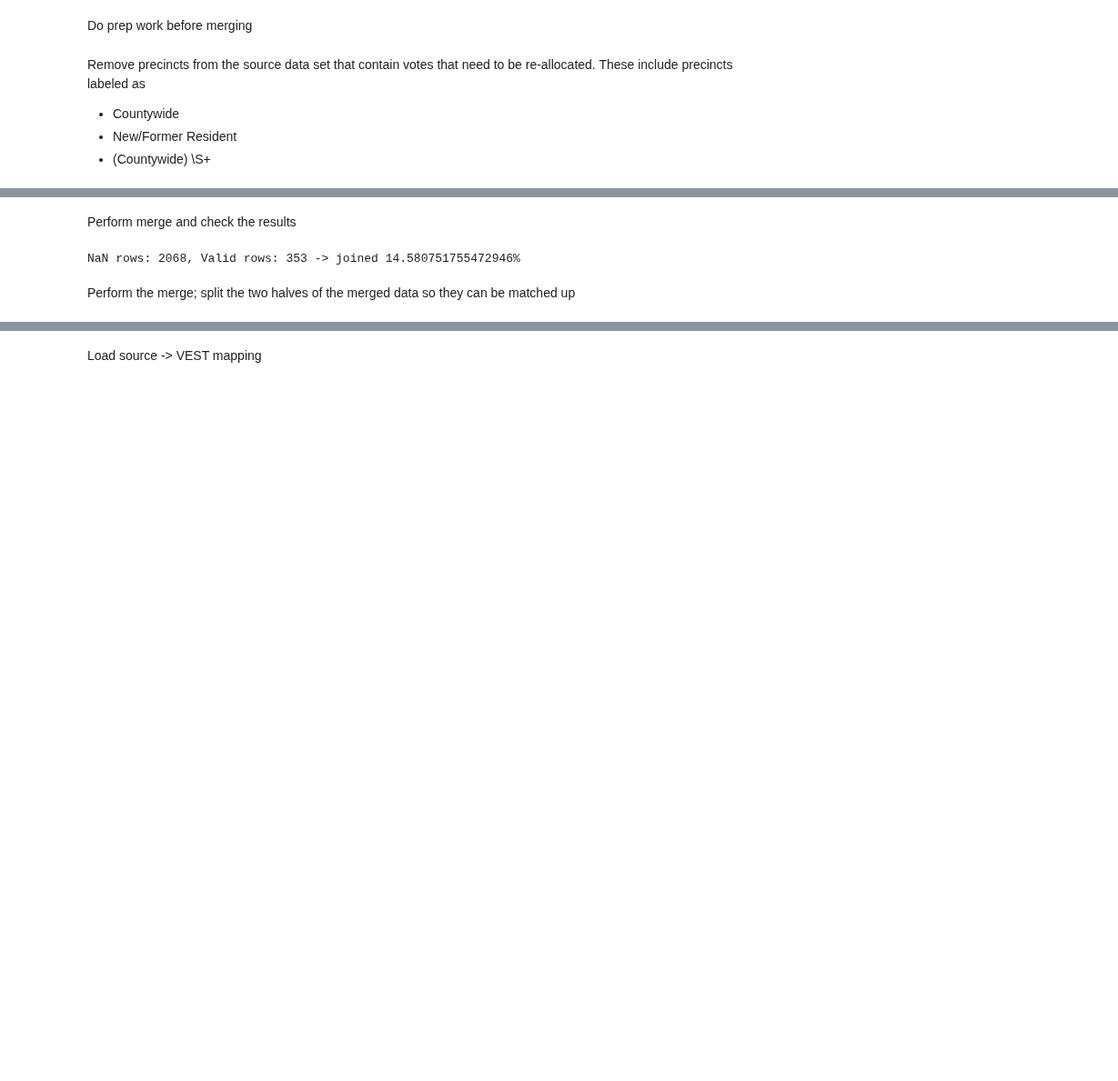
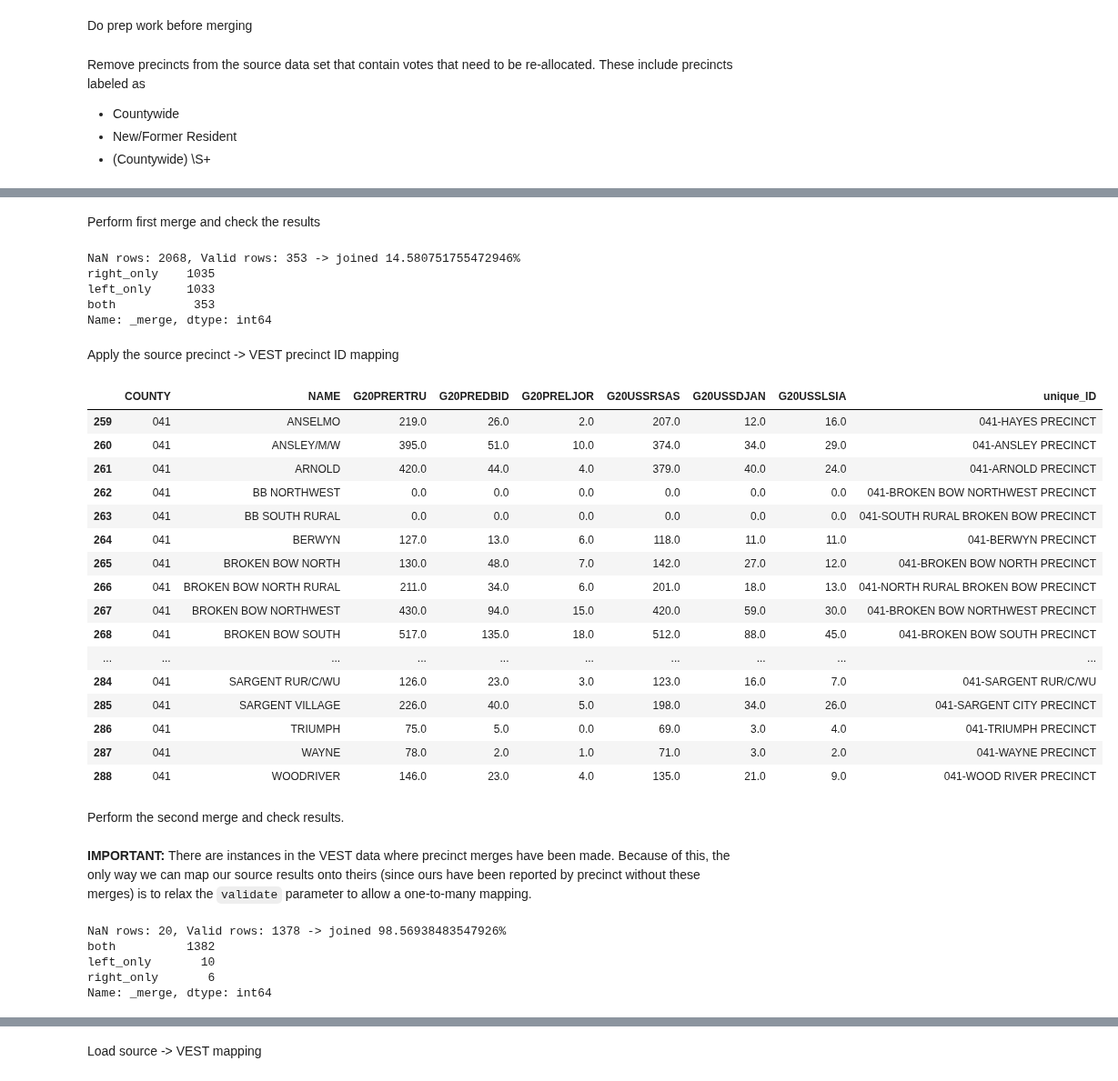
Before and after one commit to nonpartisan-redistricting-datahub/pdv-ne, a Jupyter notebook: vest-ne-2020/vest-ne-2020-validation.ipynb, the cells around one changed output, grey strips where cells are left out. Shown at 91% size. Cells and saved outputs as stored; diff of their text form; code cells hidden in the pictures; blank space fills up the shorter version.

```diff
--- a/vest-ne-2020/vest-ne-2020-validation.ipynb
+++ b/vest-ne-2020/vest-ne-2020-validation.ipynb
@@ -460,5 +396,5 @@ s2v = {'001-1-A': '001-1A', '001-1-B': '001-1B', '001-1-C': '001-1C', '001-2-A':
 # %% [markdown]
-Perform merge and check the results
+Perform first merge and check the results
 # %%
 merged_df = pd.merge(vest_ne_2020, ne_2020_df, how='outer', on="unique_ID", indicator=True, validate='1:1')
 # %%
@@ -466,7 +402,12 @@ merged_df = pd.merge(vest_ne_2020, ne_2020_df, how='outer', on="unique_ID", indi
 nan_rows = merged_df[merged_df.isnull().any(axis=1)]
 valid_rows = merged_df[~merged_df.isnull().any(axis=1)]
 print('NaN rows: {0}, Valid rows: {1} -> joined {2}%'.format(len(nan_rows), len(valid_rows), (len(valid_rows)/(len(nan_rows)+len(valid_rows)))*100))
+print(merged_df["_merge"].value_counts())
 # %% [output]
 NaN rows: 2068, Valid rows: 353 -> joined 14.580751755472946%
+right_only    1035
+left_only     1033
+both           353
+Name: _merge, dtype: int64
 # %% [markdown]
-Perform the merge; split the two halves of the merged data so they can be matched up
+Apply the source precinct -> VEST precinct ID mapping
@@ -472,0 +426,37 @@ Perform the merge; split the two halves of the merged data so they can be matche
+# %%
+ne_2020_df.loc[ne_2020_df['COUNTY'] == '041']
+# %% [output]
+|  | COUNTY | NAME | G20PRERTRU | G20PREDBID | G20PRELJOR | G20USSRSAS | G20USSDJAN | G20USSLSIA | unique_ID |
+| 259 | 041 | ANSELMO | 219.0 | 26.0 | 2.0 | 207.0 | 12.0 | 16.0 | 041-HAYES PRECINCT |
+| 260 | 041 | ANSLEY/M/W | 395.0 | 51.0 | 10.0 | 374.0 | 34.0 | 29.0 | 041-ANSLEY PRECINCT |
+| 261 | 041 | ARNOLD | 420.0 | 44.0 | 4.0 | 379.0 | 40.0 | 24.0 | 041-ARNOLD PRECINCT |
+| 262 | 041 | BB NORTHWEST | 0.0 | 0.0 | 0.0 | 0.0 | 0.0 | 0.0 | 041-BROKEN BOW NORTHWEST PRECINCT |
+| 263 | 041 | BB SOUTH RURAL | 0.0 | 0.0 | 0.0 | 0.0 | 0.0 | 0.0 | 041-SOUTH RURAL BROKEN BOW PRECINCT |
+| 264 | 041 | BERWYN | 127.0 | 13.0 | 6.0 | 118.0 | 11.0 | 11.0 | 041-BERWYN PRECINCT |
+| 265 | 041 | BROKEN BOW NORTH | 130.0 | 48.0 | 7.0 | 142.0 | 27.0 | 12.0 | 041-BROKEN BOW NORTH PRECINCT |
+| 266 | 041 | BROKEN BOW NORTH RURAL | 211.0 | 34.0 | 6.0 | 201.0 | 18.0 | 13.0 | 041-NORTH RURAL BROKEN BOW PRECINCT |
+| 267 | 041 | BROKEN BOW NORTHWEST | 430.0 | 94.0 | 15.0 | 420.0 | 59.0 | 30.0 | 041-BROKEN BOW NORTHWEST PRECINCT |
+| 268 | 041 | BROKEN BOW SOUTH | 517.0 | 135.0 | 18.0 | 512.0 | 88.0 | 45.0 | 041-BROKEN BOW SOUTH PRECINCT |
+| ... | ... | ... | ... | ... | ... | ... | ... | ... | ... |
+| 284 | 041 | SARGENT RUR/C/WU | 126.0 | 23.0 | 3.0 | 123.0 | 16.0 | 7.0 | 041-SARGENT RUR/C/WU |
+| 285 | 041 | SARGENT VILLAGE | 226.0 | 40.0 | 5.0 | 198.0 | 34.0 | 26.0 | 041-SARGENT CITY PRECINCT |
+| 286 | 041 | TRIUMPH | 75.0 | 5.0 | 0.0 | 69.0 | 3.0 | 4.0 | 041-TRIUMPH PRECINCT |
+| 287 | 041 | WAYNE | 78.0 | 2.0 | 1.0 | 71.0 | 3.0 | 2.0 | 041-WAYNE PRECINCT |
+| 288 | 041 | WOODRIVER | 146.0 | 23.0 | 4.0 | 135.0 | 21.0 | 9.0 | 041-WOOD RIVER PRECINCT |
+# %% [markdown]
+Perform the second merge and check results.<br><br>
+<b>IMPORTANT:</b> There are instances in the VEST data where precinct merges have been made. Because of this, the only way we can map our source results onto theirs (since ours have been reported by precinct without these merges) is to relax the `validate` parameter to allow a one-to-many mapping.
+# %%
+merged_df = pd.merge(vest_ne_2020, ne_2020_df, how='outer', on="unique_ID", indicator=True, validate='1:m')
+
+# Compare the number of rows with NaN values (failed joins) against the number without any (successful joins).
+nan_rows = merged_df[merged_df.isnull().any(axis=1)]
+valid_rows = merged_df[~merged_df.isnull().any(axis=1)]
+print('NaN rows: {0}, Valid rows: {1} -> joined {2}%'.format(len(nan_rows), len(valid_rows), (len(valid_rows)/(len(nan_rows)+len(valid_rows)))*100))
+print(merged_df["_merge"].value_counts())
+# %% [output]
+NaN rows: 20, Valid rows: 1378 -> joined 98.56938483547926%
+both          1382
+left_only       10
+right_only       6
+Name: _merge, dtype: int64
```
Also changed, not shown: parts of 23 cells of this notebook.
